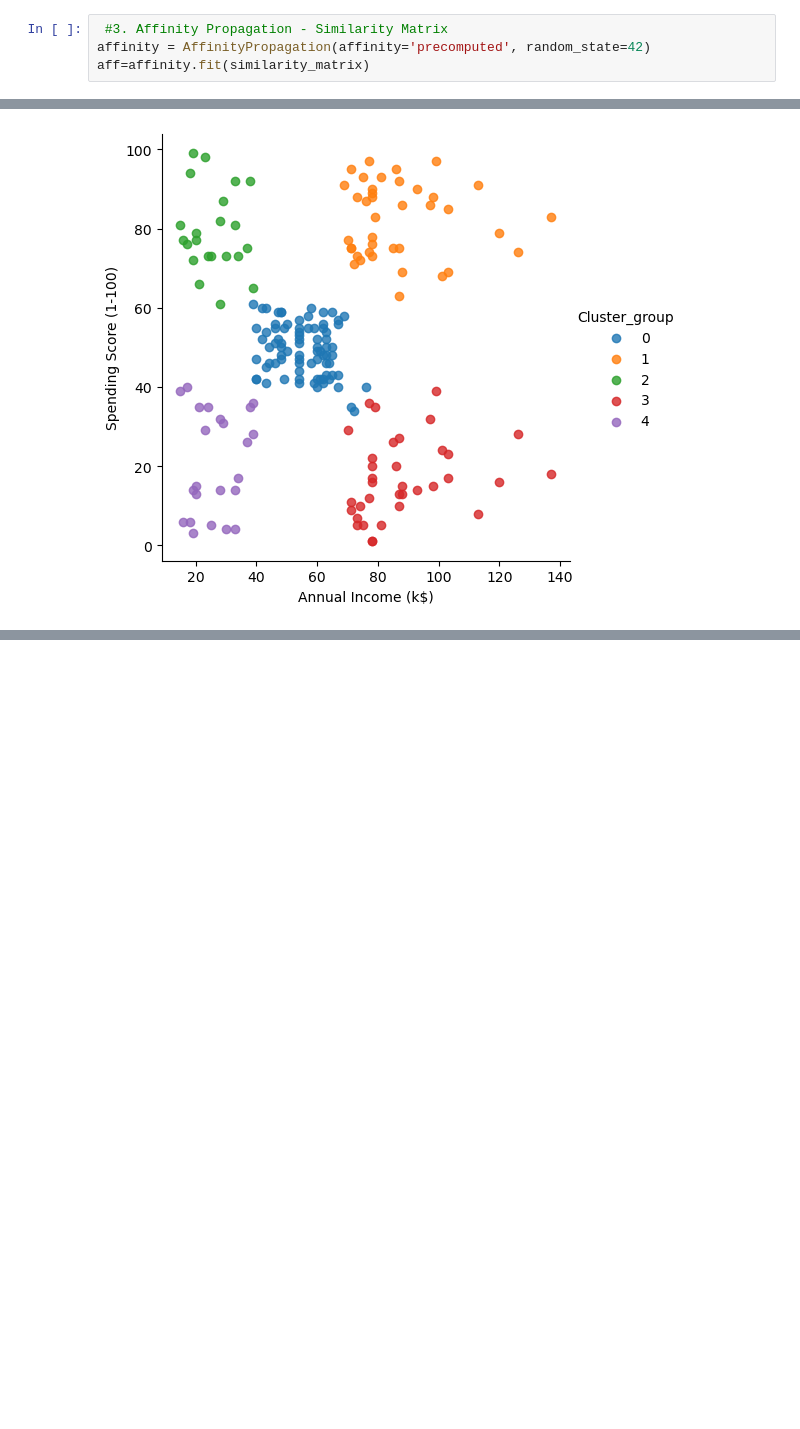
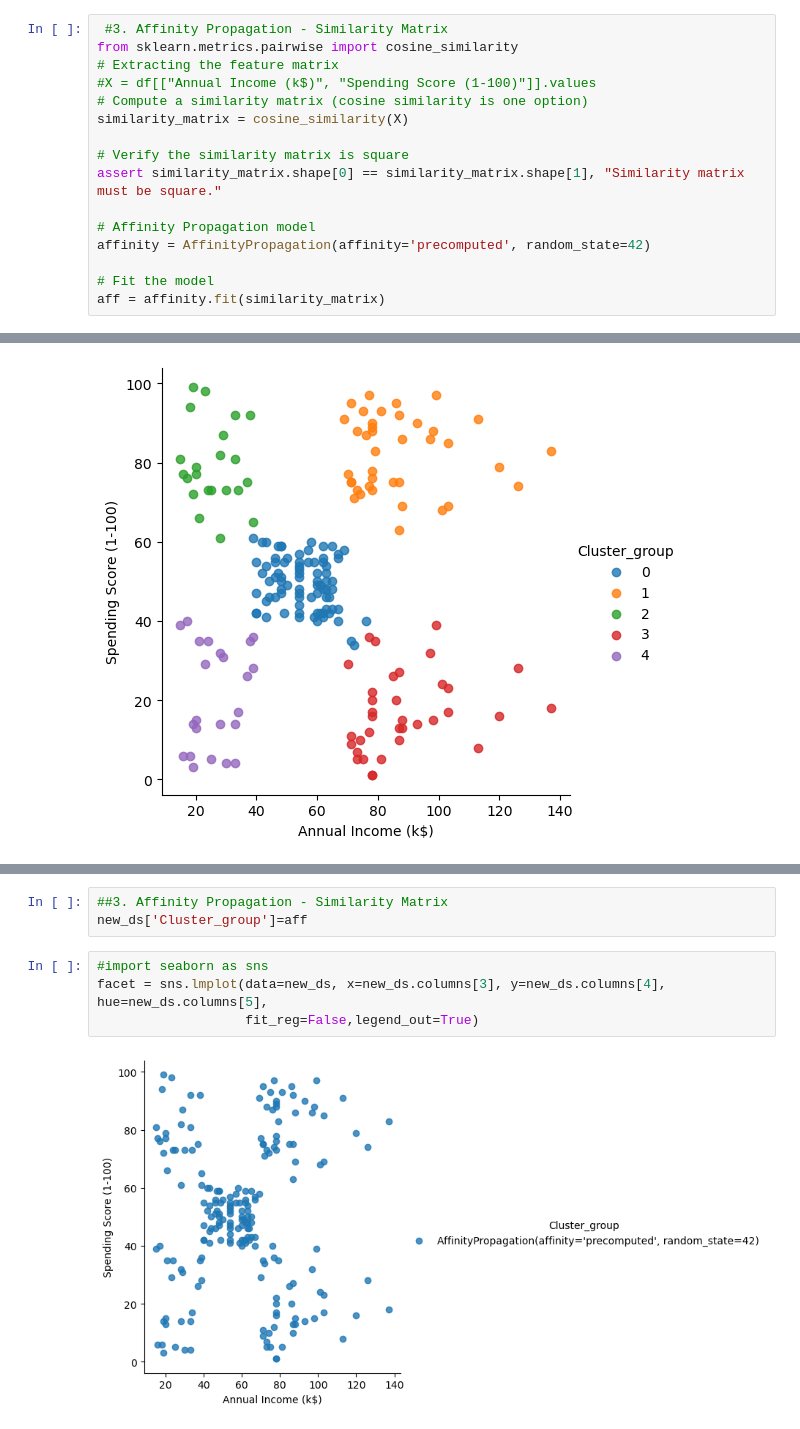
Before and after one commit to yallababu-s/ML-Cluster, a Jupyter notebook: All_Cluster.ipynb, the cells around one changed output, grey strips where cells are left out. Cells and saved outputs as stored; diff of their text form; blank space fills up the shorter version.

```diff
--- a/All_Cluster.ipynb
+++ b/All_Cluster.ipynb
@@ -255,7 +271,19 @@ aggcls = AgglomerativeClustering(n_clusters=5)
 Aggcls= aggcls.fit_predict(X) #label
 # %%
  #3. Affinity Propagation - Similarity Matrix
+from sklearn.metrics.pairwise import cosine_similarity
+# Extracting the feature matrix
+#X = df[["Annual Income (k$)", "Spending Score (1-100)"]].values
+# Compute a similarity matrix (cosine similarity is one option)
+similarity_matrix = cosine_similarity(X)
+
+# Verify the similarity matrix is square
+assert similarity_matrix.shape[0] == similarity_matrix.shape[1], "Similarity matrix must be square."
+
+# Affinity Propagation model
 affinity = AffinityPropagation(affinity='precomputed', random_state=42)
-aff=affinity.fit(similarity_matrix)
+
+# Fit the model
+aff = affinity.fit(similarity_matrix)
 # %%
 #4.Meanshiftcluster
@@ -390,0 +401,9 @@ facet = sns.lmplot(data=new_ds, x=new_ds.columns[3], y=new_ds.columns[4], hue=ne
+# %%
+##3. Affinity Propagation - Similarity Matrix
+new_ds['Cluster_group']=aff
+# %%
+#import seaborn as sns
+facet = sns.lmplot(data=new_ds, x=new_ds.columns[3], y=new_ds.columns[4], hue=new_ds.columns[5],
+                   fit_reg=False,legend_out=True)
+# %% [output]
+[figure, added]
```
Also changed, not shown: parts of 28 cells of this notebook.
